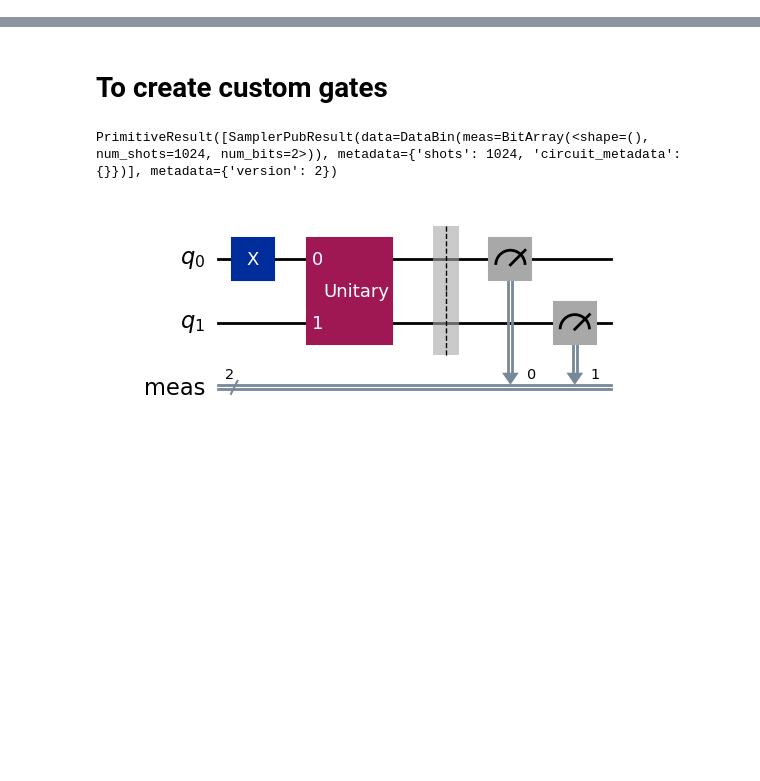
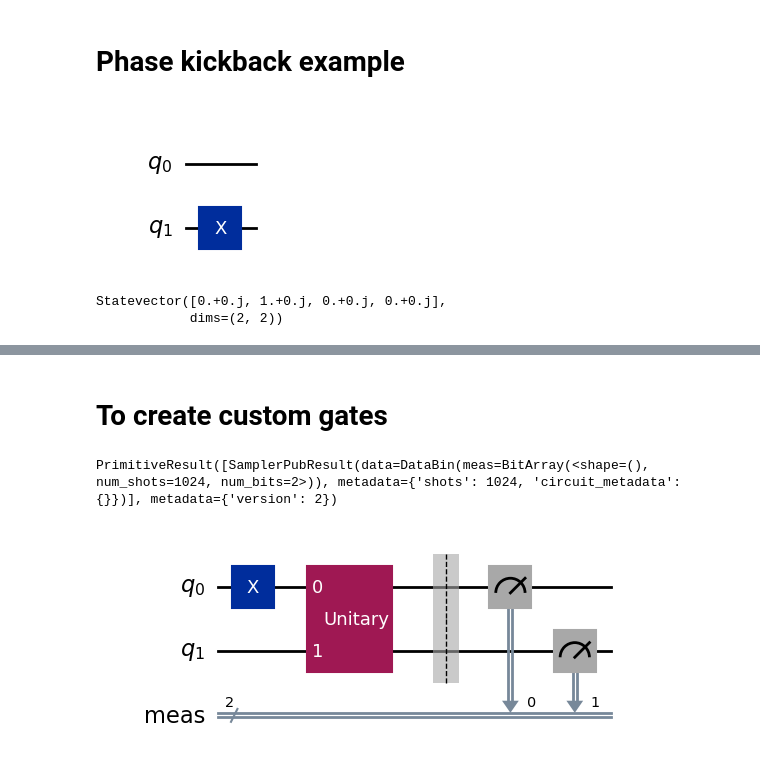
Before and after one commit to Mait-Sark/Quantum-Computing-Lab, a Jupyter notebook: Notebooks/Lab 02/Custom_gates.ipynb, the cells around one changed output, grey strips where cells are left out. Saved outputs shown, nothing was run; the diff lists cells and outputs as text; code cells hidden in the pictures; blank space fills up the shorter version.

```diff
--- a/Notebooks/Lab 02/Custom_gates.ipynb
+++ b/Notebooks/Lab 02/Custom_gates.ipynb
@@ -10,0 +12,10 @@ from qiskit.visualization import plot_histogram
+# %% [markdown]
+# Phase kickback example
+# %%
+qc=QuantumCircuit(2)
+qc.x(1)
+# qc.h(0)
+
+qc.draw('mpl')
+# %% [output]
+[figure, added]
@@ -10,0 +24,5 @@ from qiskit.visualization import plot_histogram
+# %%
+Statevector(qc)
+# %% [output]
+Statevector([0.+0.j, 1.+0.j, 0.+0.j, 0.+0.j],
+            dims=(2, 2))
```
Also changed, not shown: parts of 4 cells of this notebook.
